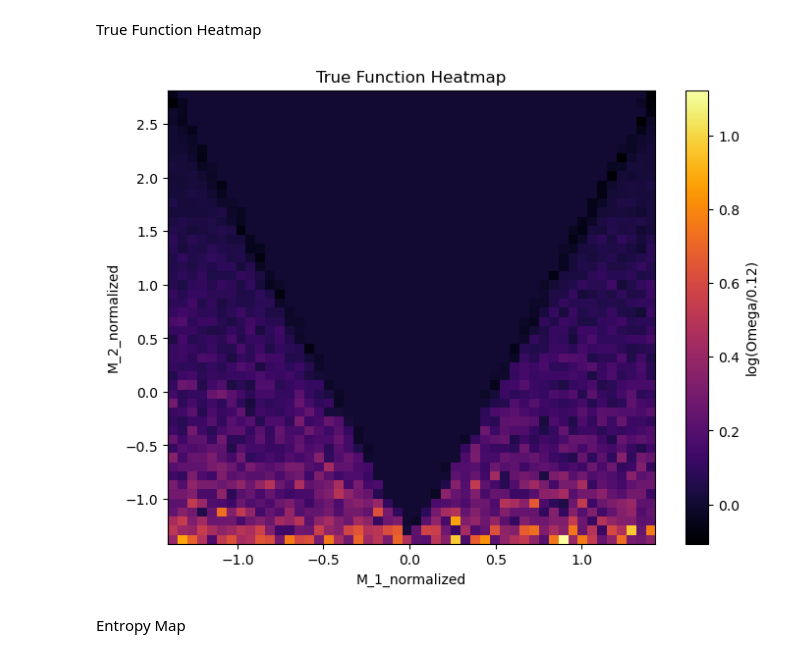
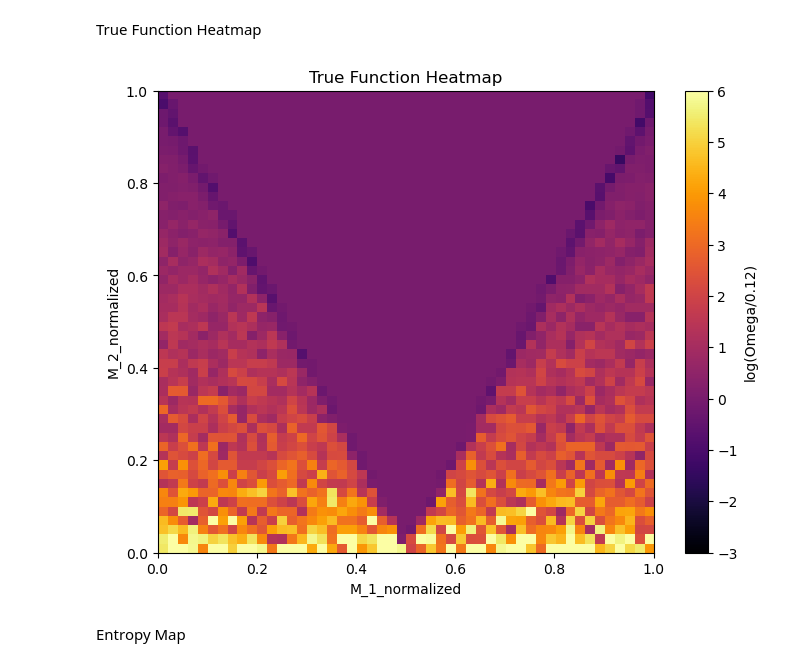
Before and after one commit to DomeVoss95/ActiveLearning_pMSSMwithGP, a Jupyter notebook: model/Toy_model2D.ipynb, the cells around one changed output. Drawn from its saved outputs; the diff is of its cells as text; code cells hidden in the pictures.

```diff
--- a/model/Toy_model2D.ipynb
+++ b/model/Toy_model2D.ipynb
@@ -49,3 +47,6 @@ final_df = pd.concat(all_data, ignore_index=True)
+# %%
+import pandas as pd
+final_df = pd.read_csv("output.csv")
 # %% [markdown]
 Split into training and validation data:
 # %%
@@ -172,7 +270,5 @@ Name: task_covar_module.raw_var, Value: tensor([0.8190])
 # %% [markdown]
 Evaluate on test data & get entropy
 # %%
-x_test = torch.stack([torch.tensor(M_1_filtered.values[2000:10000], dtype=torch.float32), torch.tensor(M_2_filtered.values[2000:10000], dtype=torch.float32)], dim=1)
-
-# Normalisierung der Daten
-x_test = (x_test - x_test.mean(dim=0)) / x_test.std(dim=0)
+# x_test = torch.stack([torch.tensor(M_1_filtered.values[n_points:n_test], dtype=torch.float32), torch.tensor(M_2_filtered.values[n_points:n_test], dtype=torch.float32)], dim=1)
+x_test = torch.stack([torch.tensor(M_1.values[n_points:n_test], dtype=torch.float32), torch.tensor(M_2.values[n_points:n_test], dtype=torch.float32)], dim=1)
@@ -178,0 +282,9 @@ x_test = (x_test - x_test.mean(dim=0)) / x_test.std(dim=0)
+# %%
+# # Normalisierung der Daten
+# x_test = (x_test - x_test.mean(dim=0)) / x_test.std(dim=0)
+
+# Normalisierung der Daten auf min = 0 und maximum = 1
+# Min-Max-Normalisierung für x_train
+x_test_min = x_test.min(dim=0, keepdim=True).values
+x_test_max = x_test.max(dim=0, keepdim=True).values
+x_test = (x_test - x_test_min) / (x_test_max - x_test_min)
@@ -236,19 +370,27 @@ tensor([-4.4654,  1.3038, -2.1413,  ..., -2.0402, -1.7056, -0.6587])
 # %% [markdown]
 GP Mean log(Omega/0.12)
 # %%
-x = x_test[:, 0]
-y = x_test[:, 1]
-z = mean
+x = x_test_rand[:, 0]
+y = x_test_rand[:, 1]
+z = mean_rand
+
+vmin = -3
+vmax = 6
 
 # 2D-Histogramm berechnen
 heatmap, xedges, yedges = np.histogram2d(x, y, bins=50, weights=z, density=True)
 
 # Plotten der Heatmap
 plt.figure(figsize=(8, 6))
-plt.imshow(heatmap.T, extent=[xedges[0], xedges[-1], yedges[0], yedges[-1]], origin='lower', cmap='inferno', aspect='auto')
+plt.imshow(heatmap.T, vmin=vmin, vmax=vmax, extent=[xedges[0], xedges[-1], yedges[0], yedges[-1]], origin='lower', cmap='inferno', aspect='auto')
 plt.colorbar(label='Mean log(Omega/0.12)')
 plt.xlabel('M_1_normalized')
 plt.ylabel('M_2_normalized')
 plt.title('Gaussian Process Mean Heatmap')
+
+# Hervorheben der Trainingspunkte
+plt.scatter(x_train[:, 0], x_train[:, 1], marker='*', s=200, c='b', label='Top 10 High Entropy Points')
+
+
 plt.show()
 # %% [output]
@@ -278,21 +422,21 @@ True Function Heatmap
 # %%
 x = x_test[:, 0]
 y = x_test[:, 1]
-z = torch.log(torch.tensor(Omega_filtered.values[2000:10000], dtype=torch.float32)/0.12)
+z = torch.log(torch.tensor(Omega_filtered.values[n_points:n_test], dtype=torch.float32)/0.12)
 
 # 2D-Histogramm berechnen
 heatmap, xedges, yedges = np.histogram2d(x, y, bins=50, weights=z, density=True)
 
 # Plotten der Heatmap
 plt.figure(figsize=(8, 6))
-plt.imshow(heatmap.T, extent=[xedges[0], xedges[-1], yedges[0], yedges[-1]], origin='lower', cmap='inferno', aspect='auto')
+plt.imshow(heatmap.T, vmin=vmin, vmax=vmax, extent=[xedges[0], xedges[-1], yedges[0], yedges[-1]], origin='lower', cmap='inferno', aspect='auto')
 plt.colorbar(label='log(Omega/0.12)')
 plt.xlabel('M_1_normalized')
 plt.ylabel('M_2_normalized')
 plt.title('True Function Heatmap')
 plt.show()
 # %% [output]
-[figure, old version]
+[figure, new version]
 # %% [markdown]
 Entropy Map
 # %%
```
Also changed, not shown: parts of 32 cells of this notebook, 19 other files.
